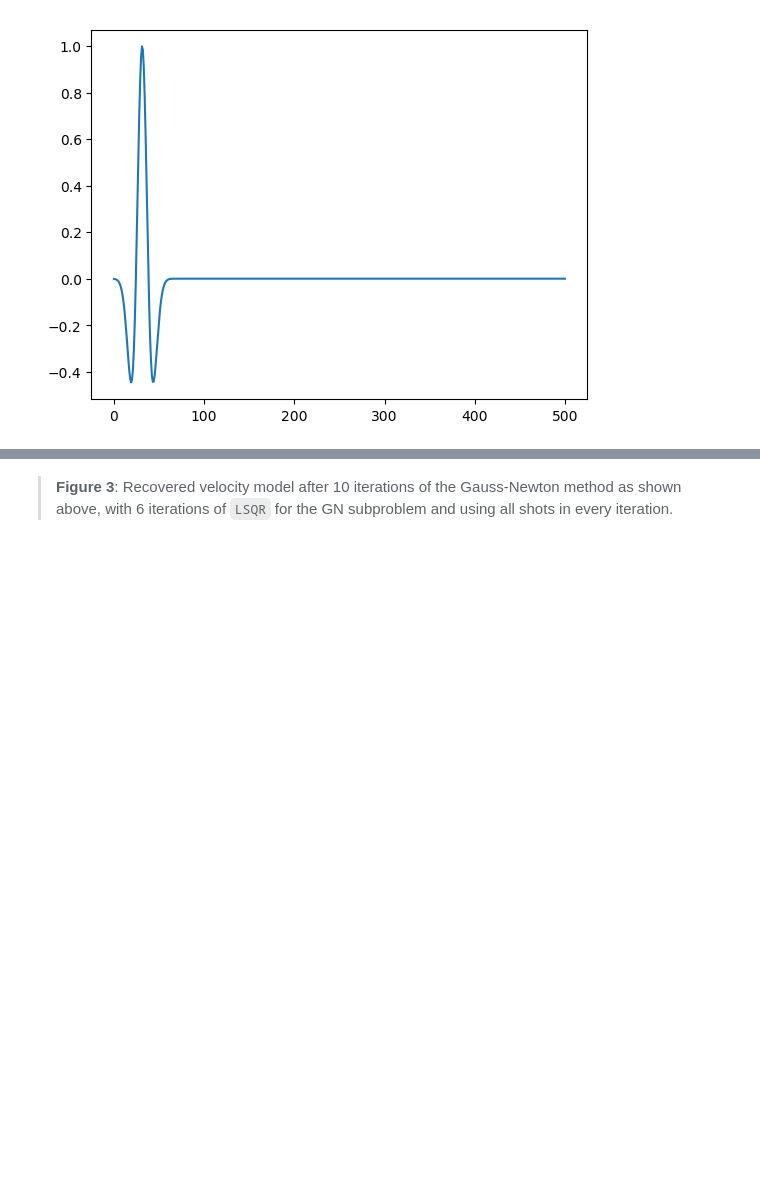
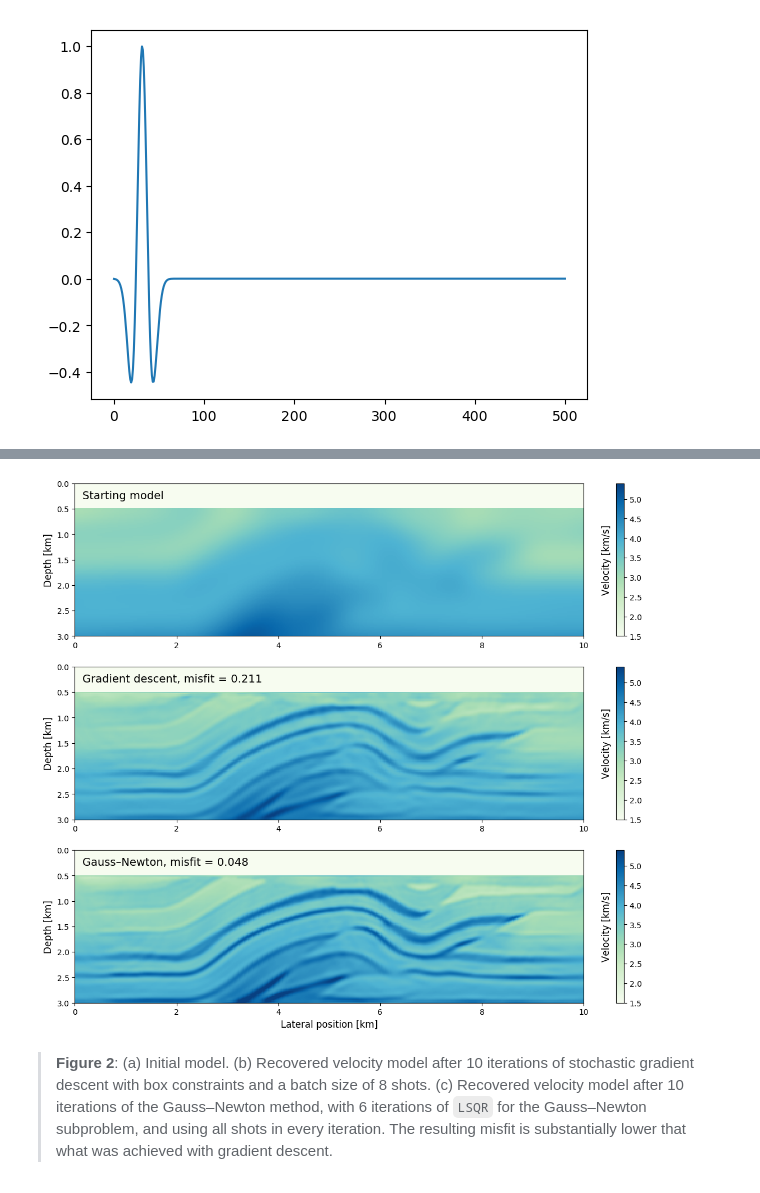
Before and after one commit to seg/tutorials-2018, a Jupyter notebook: 1802_FWI_Inversion/Notebook/Manuscript.ipynb, the cells around one changed output, grey strips where cells are left out. Saved outputs shown, nothing was run; the diff lists cells and outputs as text; code cells hidden in the pictures; blank space fills up the shorter version.

```diff
--- a/1802_FWI_Inversion/Notebook/Manuscript.ipynb
+++ b/1802_FWI_Inversion/Notebook/Manuscript.ipynb
@@ -180,7 +257,8 @@ mmax = vec((1f0./vmin).^2);
 # NOT FOR MANUSCRIPT
 maxiter = 10
 batchsize = 8    # Number of shots for each iteration.
-proj(x) = reshape(median([vec(mmin) vec(x) vec(mmax)],2), model0.n)
+proj(x) = reshape(median([vec(mmin) vec(x) vec(mmax)], 2), model0.n)
+fhistory_SGD = zeros(Float32, maxiter);
 # %%
 for j=1:maxiter
     # FWI objective function value and gradient.
@@ -200,4 +279,7 @@ for j=1:maxiter
     # Apply box constraints.
     model0.m = proj(model0.m)
 end
+# %%
+# NOT FOR MANUSCRIPT
+model_SGD = copy(model0.m);
 # %% [markdown]
@@ -254,4 +321,36 @@ show()
+# %%
+# NOT FOR MANUSCRIPT
+figure(figsize=(15, 12))
+
+subplot(311)
+imshow(sqrt.(1f0./m0)', cmap="GnBu", extent=(0,10,3,0), vmin=1.5, vmax=5.4)
+text(0.15, 0.3, "Starting model", size=14, color="black")
+ylabel("Depth [km]", size=12)
+colorbar()
+text(10.35, 1.5, "Velocity [km/s]", va="center", size=12, rotation=90)
+
+subplot(312)
+imshow(sqrt.(1f0./model_SGD)', cmap="GnBu", extent=(0,10,3,0), vmin=1.5, vmax=5.4)
+misfit = round(fhistory_SGD[end], 3)
+text(0.15, 0.3, "Gradient descent, misfit = $misfit", size=14, color="black")
+ylabel("Depth [km]", size=12)
+colorbar()
+text(10.35, 1.5, "Velocity [km/s]", va="center", size=12, rotation=90)
+
+subplot(313)
+imshow(sqrt.(1f0./model0.m)', cmap="GnBu", extent=(0,10,3,0), vmin=1.5, vmax=5.4)
+misfit = round(fhistory_GN[end], 3)
+text(0.15, 0.3, "Gauss–Newton, misfit = $misfit", size=14, color="black")
+xlabel("Lateral position [km]", size=12)
+ylabel("Depth [km]", size=12)
+colorbar()
+text(10.35, 1.5, "Velocity [km/s]", va="center", size=12, rotation=90)
+
+savefig("../Figures/Figure_2.png", dpi=300)
+show()
+# %% [output]
+[figure, added]
 # %% [markdown]
-> **Figure 3**: Recovered velocity model after 10 iterations of the Gauss-Newton method as shown above, with 6 iterations of `LSQR` for the GN subproblem and using all shots in every iteration.
+> **Figure 2**: (a) Initial model. (b) Recovered velocity model after 10 iterations of stochastic gradient descent with box constraints and a batch size of 8 shots. (c) Recovered velocity model after 10 iterations of the Gauss–Newton method, with 6 iterations of `LSQR` for the Gauss–Newton subproblem, and using all shots in every iteration. The resulting misfit is substantially lower that what was achieved with gradient descent.
 # %%
 # NOT FOR MANUSCRIPT
```
Also changed, not shown: parts of 31 cells of this notebook, 4 other files.
